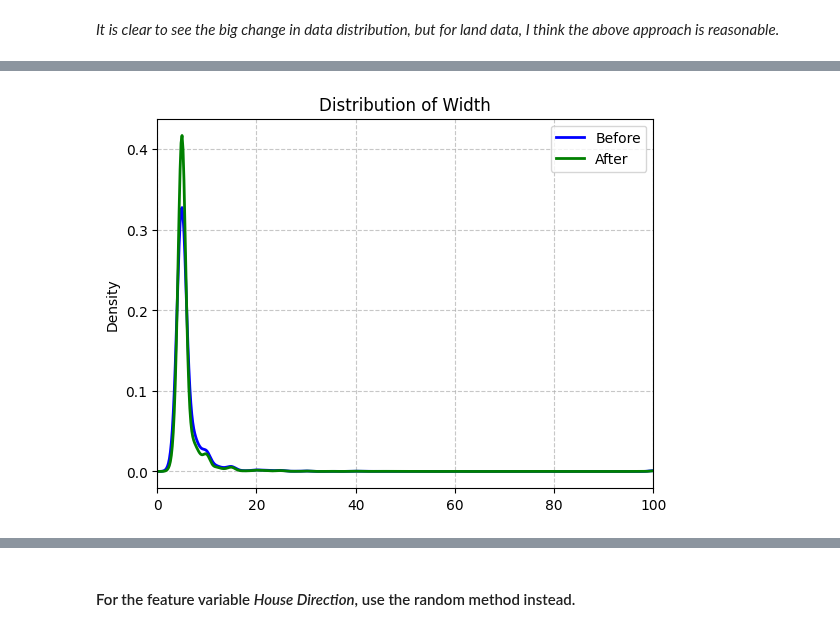
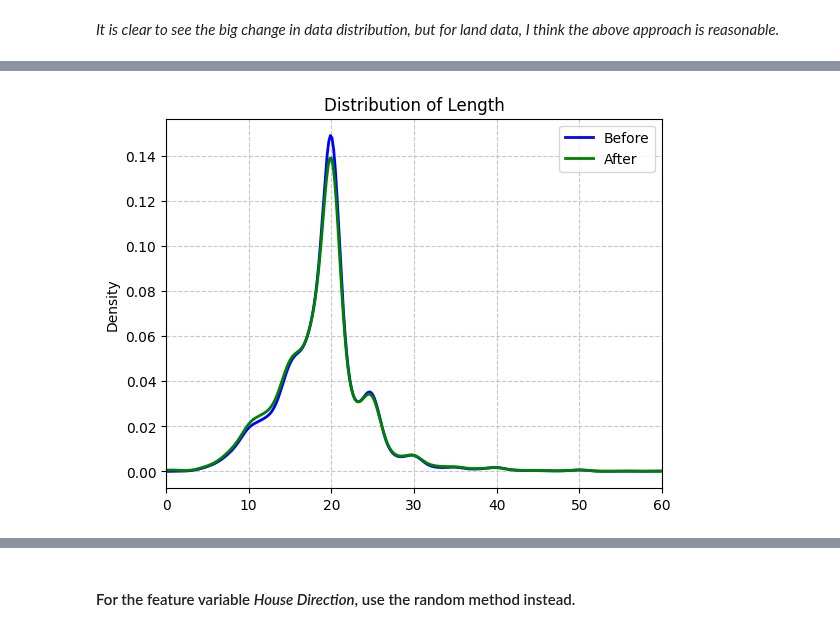
Before and after one commit to LuniuLun/RealEstate, a Jupyter notebook: MachineLearning/RealEstateValuation/CleanData.ipynb, the cells around one changed output, grey strips where cells are left out. Cells and saved outputs as stored; diff of their text form; code cells hidden in the pictures.

```diff
--- a/MachineLearning/RealEstateValuation/CleanData.ipynb
+++ b/MachineLearning/RealEstateValuation/CleanData.ipynb
@@ -78,0 +133,5 @@ dtype: int64
+# %%
+df_cleaned = df[df.isnull().sum(axis=1) < 3]
+
+print(f"Original shape: {df.shape}")
+print(f"Cleaned shape: {df_cleaned.shape}")
@@ -78,0 +141,3 @@ dtype: int64
+# %%
+print(df_cleaned.isnull().sum())
+df=df_cleaned.copy()
@@ -103,12 +207,12 @@ after_count = (df["Width"].dropna().clip(0, 100) == 5).sum()
 # %%
 fig = plt.figure()
 ax = fig.add_subplot(111)
-df_initial["Width"].dropna().clip(0, 100).plot(kind='kde', ax=ax, color='blue', label="Before", linewidth=2)
-df["Width"].dropna().clip(0, 100).plot(kind='kde', ax=ax, color='green', label="After", linewidth=2)
-ax.set_xlim(0, 100)
+df_initial["Length"].dropna().clip(0, 100).plot(kind='kde', ax=ax, color='blue', label="Before", linewidth=2)
+df["Length"].dropna().clip(0, 100).plot(kind='kde', ax=ax, color='green', label="After", linewidth=2)
+ax.set_xlim(0, 60)
 ax.grid(True, linestyle="--", alpha=0.7)
 ax.legend(loc='best')
-ax.set_title("Distribution of Width")
+ax.set_title("Distribution of Length")
 plt.show()
 # %% [output]
-[figure, old version]
+[figure, new version]
```
Also changed, not shown: parts of 19 cells of this notebook, 9 other files.
